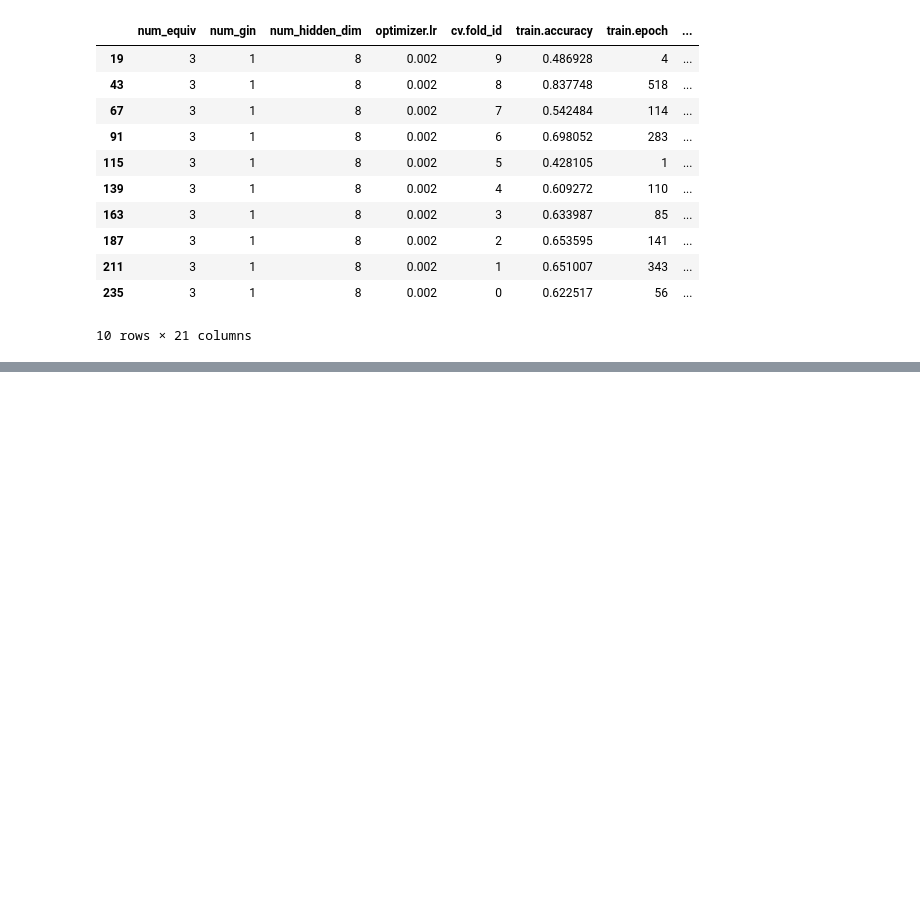
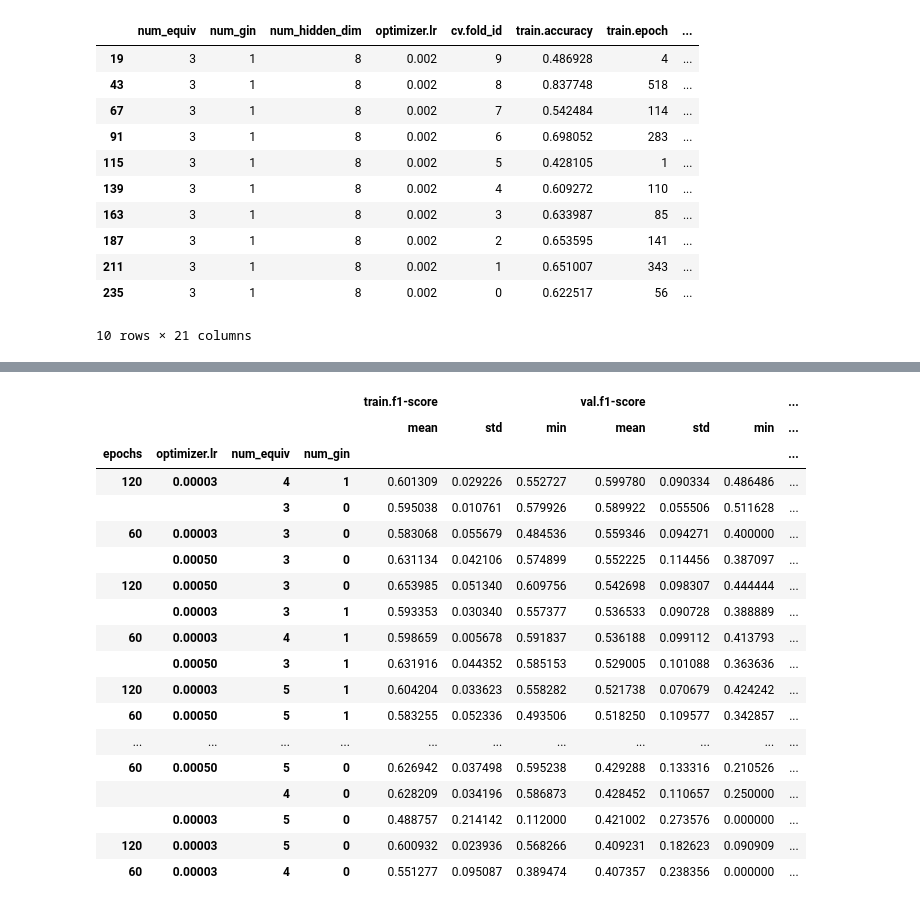
Before and after one commit to matthiaszeller/GNN-MI, a Jupyter notebook: notebook/4-CoordToCnc-diagnosis.ipynb, the cells around one changed output, grey strips where cells are left out. Drawn from its saved outputs; the diff is of its cells as text; code cells hidden in the pictures; blank space fills up the shorter version.

```diff
--- a/notebook/4-CoordToCnc-diagnosis.ipynb
+++ b/notebook/4-CoordToCnc-diagnosis.ipynb
@@ -275,0 +324,8 @@ df[(df.num_equiv == 3) & (df.num_gin == 1) & (df.num_hidden_dim == 8) & (df['opt
+# %%
+hyperparams = ['epochs', 'optimizer.lr', 'num_equiv', 'num_gin']
+metrics = ['train.f1-score', 'val.f1-score', 'train.epoch']
+
+path = setup.get_local_data_path().joinpath('wandb_export_sweep_3esnf3hi.csv')
+raw = pd.read_csv(path)
+df = raw[hyperparams + metrics + ['cv.fold_id']]
+df
@@ -275,0 +346,23 @@ df[(df.num_equiv == 3) & (df.num_gin == 1) & (df.num_hidden_dim == 8) & (df['opt
+# %%
+res = df.drop(columns='cv.fold_id').groupby(hyperparams).agg(['mean', 'std', 'min']).sort_values(('val.f1-score', 'mean'), ascending=False)
+res
+# %% [output]
+|  |  |  |  | train.f1-score |  |  | val.f1-score |  |  | ... |
+|  |  |  |  | mean | std | min | mean | std | min | ... |
+| epochs | optimizer.lr | num_equiv | num_gin |  |  |  |  |  |  | ... |
+| 120 | 0.00003 | 4 | 1 | 0.601309 | 0.029226 | 0.552727 | 0.599780 | 0.090334 | 0.486486 | ... |
+|  |  | 3 | 0 | 0.595038 | 0.010761 | 0.579926 | 0.589922 | 0.055506 | 0.511628 | ... |
+| 60 | 0.00003 | 3 | 0 | 0.583068 | 0.055679 | 0.484536 | 0.559346 | 0.094271 | 0.400000 | ... |
+|  | 0.00050 | 3 | 0 | 0.631134 | 0.042106 | 0.574899 | 0.552225 | 0.114456 | 0.387097 | ... |
+| 120 | 0.00050 | 3 | 0 | 0.653985 | 0.051340 | 0.609756 | 0.542698 | 0.098307 | 0.444444 | ... |
+|  | 0.00003 | 3 | 1 | 0.593353 | 0.030340 | 0.557377 | 0.536533 | 0.090728 | 0.388889 | ... |
+| 60 | 0.00003 | 4 | 1 | 0.598659 | 0.005678 | 0.591837 | 0.536188 | 0.099112 | 0.413793 | ... |
+|  | 0.00050 | 3 | 1 | 0.631916 | 0.044352 | 0.585153 | 0.529005 | 0.101088 | 0.363636 | ... |
+| 120 | 0.00003 | 5 | 1 | 0.604204 | 0.033623 | 0.558282 | 0.521738 | 0.070679 | 0.424242 | ... |
+| 60 | 0.00050 | 5 | 1 | 0.583255 | 0.052336 | 0.493506 | 0.518250 | 0.109577 | 0.342857 | ... |
+| ... | ... | ... | ... | ... | ... | ... | ... | ... | ... | ... |
+| 60 | 0.00050 | 5 | 0 | 0.626942 | 0.037498 | 0.595238 | 0.429288 | 0.133316 | 0.210526 | ... |
+|  |  | 4 | 0 | 0.628209 | 0.034196 | 0.586873 | 0.428452 | 0.110657 | 0.250000 | ... |
+|  | 0.00003 | 5 | 0 | 0.488757 | 0.214142 | 0.112000 | 0.421002 | 0.273576 | 0.000000 | ... |
+| 120 | 0.00003 | 5 | 0 | 0.600932 | 0.023936 | 0.568266 | 0.409231 | 0.182623 | 0.090909 | ... |
+| 60 | 0.00003 | 4 | 0 | 0.551277 | 0.095087 | 0.389474 | 0.407357 | 0.238356 | 0.000000 | ... |
```
Also changed, not shown: parts of 20 cells of this notebook, 1 other file.
